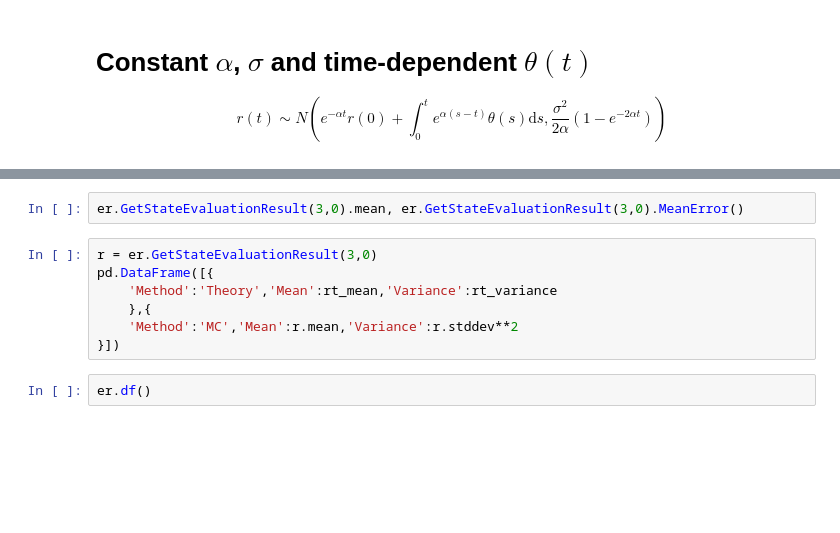
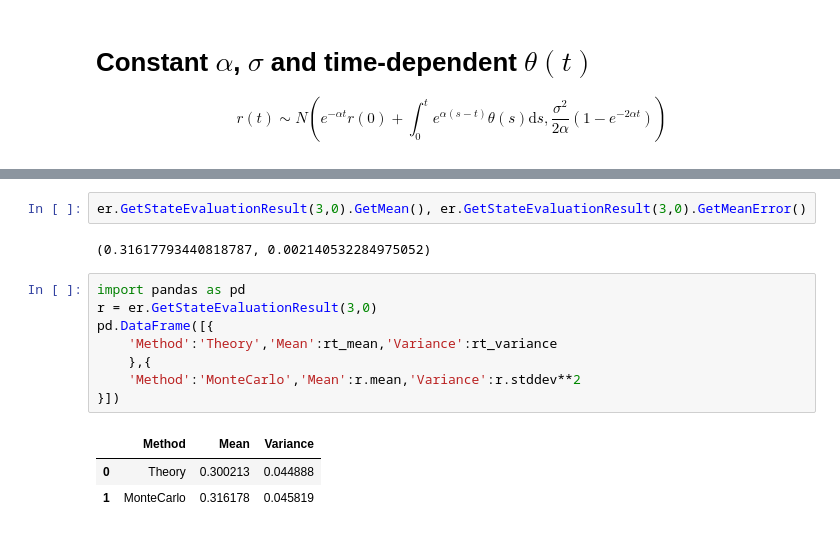
Before and after one commit to AlexanderZvyagin/MonteCarlo-SDK, a Jupyter notebook: python/notebooks/t07_HullWhiteModel.ipynb, the cells around one changed output, grey strips where cells are left out. Saved outputs shown, nothing was run; the diff lists cells and outputs as text; blank space fills up the shorter version.

```diff
--- a/python/notebooks/t07_HullWhiteModel.ipynb
+++ b/python/notebooks/t07_HullWhiteModel.ipynb
@@ -124,11 +141,16 @@ er.df()
 # %%
-er.GetStateEvaluationResult(3,0).mean, er.GetStateEvaluationResult(3,0).MeanError()
+er.GetStateEvaluationResult(3,0).GetMean(), er.GetStateEvaluationResult(3,0).GetMeanError()
+# %% [output]
+(0.31617793440818787, 0.002140532284975052)
 # %%
+import pandas as pd
 r = er.GetStateEvaluationResult(3,0)
 pd.DataFrame([{
     'Method':'Theory','Mean':rt_mean,'Variance':rt_variance
     },{
-    'Method':'MC','Mean':r.mean,'Variance':r.stddev**2
+    'Method':'MonteCarlo','Mean':r.mean,'Variance':r.stddev**2
 }])
+# %% [output]
+|  | Method | Mean | Variance |
+| 0 | Theory | 0.300213 | 0.044888 |
+| 1 | MonteCarlo | 0.316178 | 0.045819 |
-# %%
-er.df()
```
Also changed, not shown: parts of 8 cells of this notebook, 5 other files.
